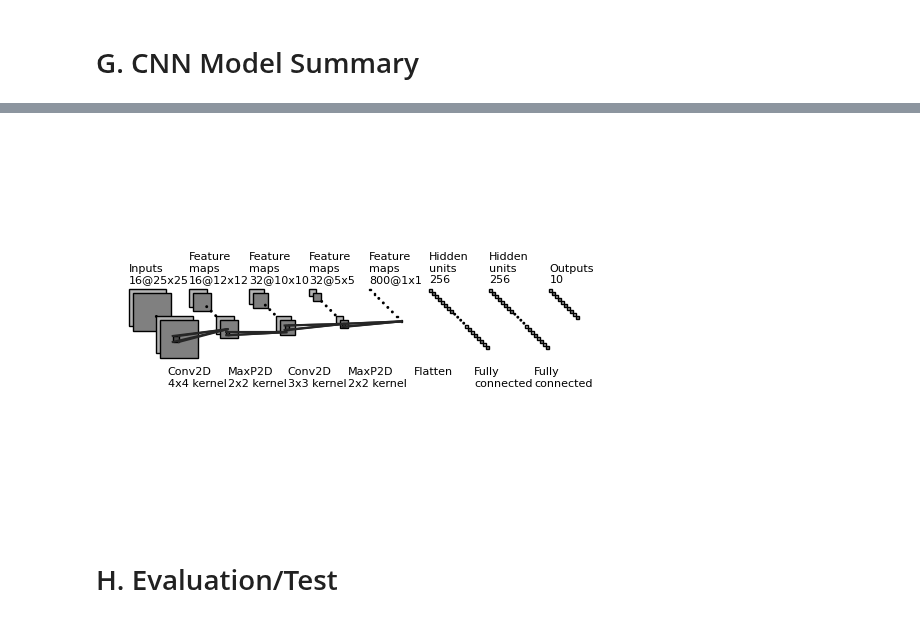
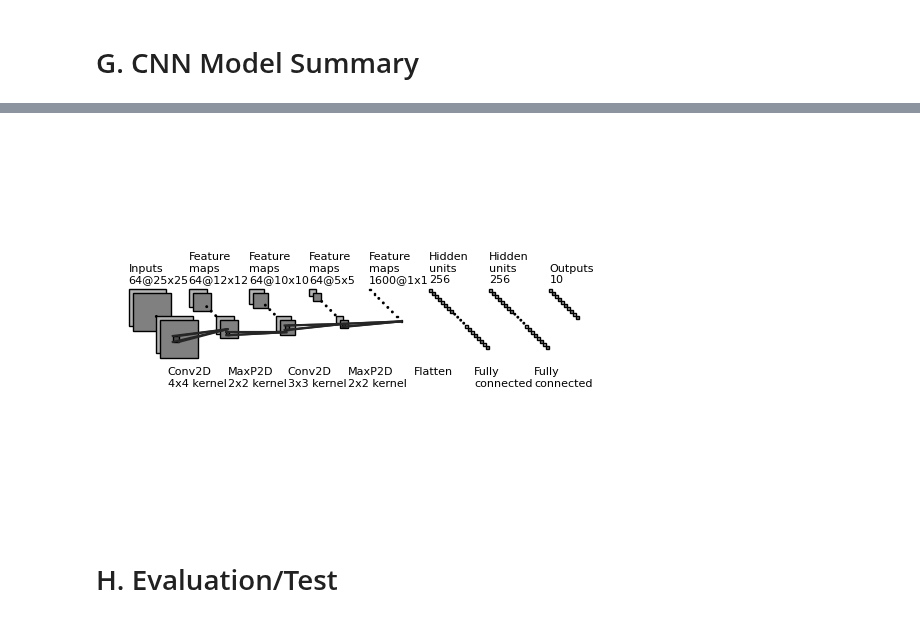
Before and after one commit to endangrusiana123/SLO, a Jupyter notebook: Shared_MiniProject2_20240516.ipynb, the cells around one changed output, grey strips where cells are left out. Cells and saved outputs as stored; diff of their text form; code cells hidden in the pictures.

```diff
--- a/Shared_MiniProject2_20240516.ipynb
+++ b/Shared_MiniProject2_20240516.ipynb
@@ -329,5 +340,18 @@ draw_convnet.py     100%[===================>]   9.03K  --.-KB/s    in 0.002s
 # %%
 import draw_convnet
+import os
+import numpy as np
+import matplotlib.pyplot as plt
+
+NumDots = 4
+NumConvMax = 8
+NumFcMax = 20
+White = 1.
+Light = 0.7
+Medium = 0.5
+Dark = 0.3
+Darker = 0.15
+Black = 0.
 
 fc_unit_size = 2
 layer_width = 40
@@ -342,7 +366,7 @@ fig, ax = plt.subplots()
 ############################
 # conv layers
 size_list = [(25, 25), (12, 12), (10, 10), (5, 5), (1, 1)]
-num_list = [16, 16, 32, 32, 800]
+num_list = [64, 64, 64, 64, 1600]
 x_diff_list = [0, layer_width, layer_width, layer_width, layer_width]
 text_list = ['Inputs'] + ['Feature\nmaps'] * (len(size_list) - 1)
 loc_diff_list = [[3, -3]] * len(size_list)
@@ -352,17 +376,17 @@ top_left_list = np.c_[np.cumsum(x_diff_list), np.zeros(len(x_diff_list))]
 
 for ind in range(len(size_list)-1,-1,-1):
     if flag_omit:
-        add_layer_with_omission(patches, colors, size=size_list[ind],
+        draw_convnet.add_layer_with_omission(patches, colors, size=size_list[ind],
                                 num=num_list[ind],
                                 num_max=NumConvMax,
                                 num_dots=NumDots,
                                 top_left=top_left_list[ind],
                                 loc_diff=loc_diff_list[ind])
     else:
-        add_layer(patches, colors, size=size_list[ind],
+        draw_convnet.add_layer(patches, colors, size=size_list[ind],
                   num=num_show_list[ind],
                   top_left=top_left_list[ind], loc_diff=loc_diff_list[ind])
-    label(top_left_list[ind], text_list[ind] + '\n{}@{}x{}'.format(
+    draw_convnet.label(top_left_list[ind], text_list[ind] + '\n{}@{}x{}'.format(
         num_list[ind], size_list[ind][0], size_list[ind][1]))
 
 ############################
@@ -374,11 +398,11 @@ ind_bgn_list = range(len(patch_size_list))
 text_list = ['Conv2D', 'MaxP2D', 'Conv2D', 'MaxP2D']
 
 for ind in range(len(patch_size_list)):
-    add_mapping(
+    draw_convnet.add_mapping(
         patches, colors, start_ratio_list[ind], end_ratio_list[ind],
         patch_size_list[ind], ind,
         top_left_list, loc_diff_list, num_show_list, size_list)
-    label(top_left_list[ind], text_list[ind] + '\n{}x{} kernel'.format(
+    draw_convnet.label(top_left_list[ind], text_list[ind] + '\n{}x{} kernel'.format(
         patch_size_list[ind][0], patch_size_list[ind][1]), xy_off=[26, -65]
     )
 
@@ -395,46 +419,46 @@ text_list = ['Hidden\nunits'] * (len(size_list) - 1) + ['Outputs']
 
 for ind in range(len(size_list)):
     if flag_omit:
-        add_layer_with_omission(patches, colors, size=size_list[ind],
+        draw_convnet.add_layer_with_omission(patches, colors, size=size_list[ind],
                                 num=num_list[ind],
                                 num_max=NumFcMax,
                                 num_dots=NumDots,
                                 top_left=top_left_list[ind],
                                 loc_diff=loc_diff_list[ind])
     else:
-        add_layer(patches, colors, size=size_list[ind],
+        draw_convnet.add_layer(patches, colors, size=size_list[ind],
                   num=num_show_list[ind],
                   top_left=top_left_list[ind],
                   loc_diff=loc_diff_list[ind])
-    label(top_left_list[ind], text_list[ind] + '\n{}'.format(
+    draw_convnet.label(top_left_list[ind], text_list[ind] + '\n{}'.format(
         num_list[ind]))
 
 text_list = ['Flatten\n', 'Fully\nconnected', 'Fully\nconnected']
 
 for ind in range(len(size_list)):
-    label(top_left_list[ind], text_list[ind], xy_off=[-10, -65])
+    draw_convnet.label(top_left_list[ind], text_list[ind], xy_off=[-10, -65])
 
 ############################
 for patch, color in zip(patches, colors):
     patch.set_color(color * np.ones(3))
-    if isinstance(patch, Line2D):
+    if isinstance(patch, draw_convnet.Line2D):
         ax.add_line(patch)
     else:
         patch.set_edgecolor(Black * np.ones(3))
         ax.add_patch(patch)
 
 plt.tight_layout()
 plt.axis('equal')
 plt.axis('off')
 plt.show()
 fig.set_size_inches(8, 2.5)
 
 fig_dir = './'
 fig_ext = '.png'
 fig.savefig(os.path.join(fig_dir, 'convnet_fig' + fig_ext),
             bbox_inches='tight', pad_inches=0)
 # %% [output]
-[figure, old version]
+[figure, new version]
 # %% [markdown]
 # H. Evaluation/Test
 # %%
```
Also changed, not shown: parts of 8 cells of this notebook.
